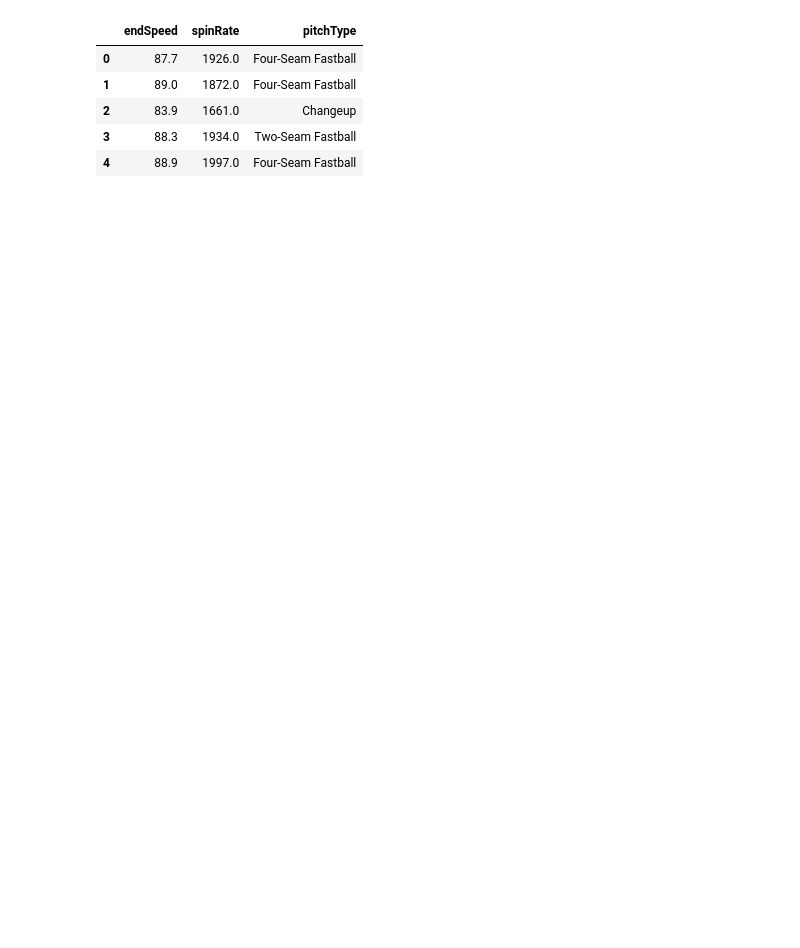
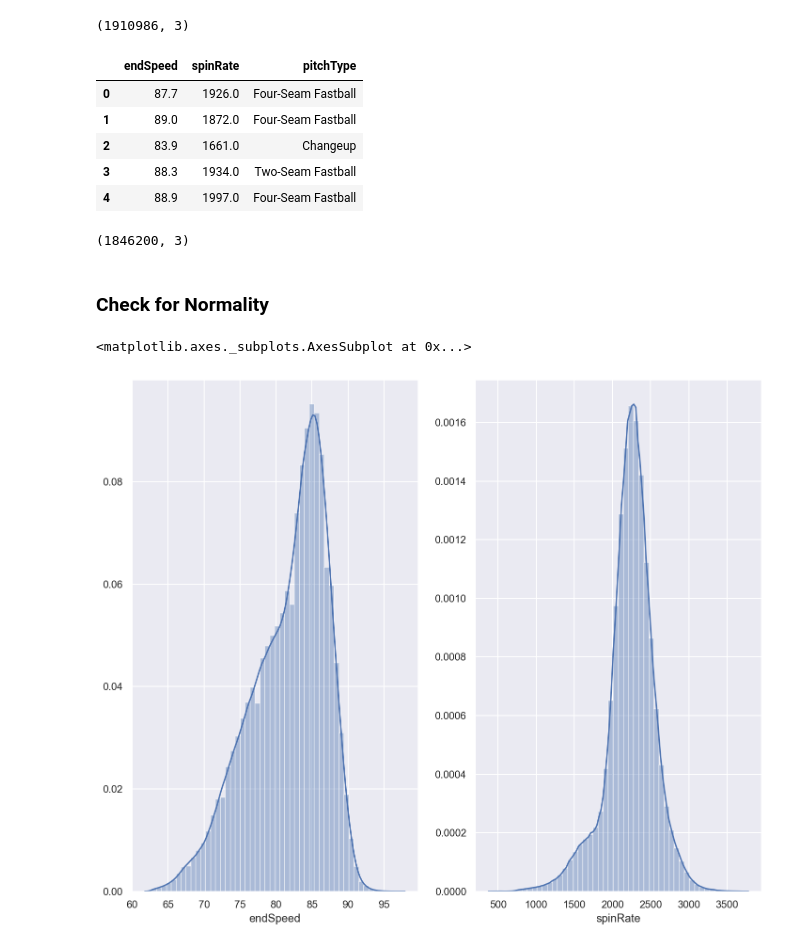
Before and after one commit to schlinkertc/Algorithms-From-Scratch, a Jupyter notebook: Bayes/notebook.ipynb, the cells around one changed output. Cells and saved outputs as stored; diff of their text form; code cells hidden in the pictures; blank space fills up the shorter version.

```diff
--- a/Bayes/notebook.ipynb
+++ b/Bayes/notebook.ipynb
@@ -4,13 +1,53 @@ import pandas as pd
+# %%
+import os
+import pandas as pd
+
+import matplotlib.pyplot as plt
+%matplotlib inline
+import seaborn as sns
+import numpy as np
+sns.set_style('whitegrid')
+%config InlineBackend.figure_format = 'retina'
+
+sns.set(color_codes=True)
+sns.set(rc={'figure.figsize':(12,10)})
 # %%
 path = os.getcwd().strip('Bayes')+'Fetch Data/datasets/'
 
 df = pd.read_csv(path+'pitchSpeed_spinRate.csv')
+print(df.shape)
 
 df.head()
 # %% [output]
+(1910986, 3)
 |  | endSpeed | spinRate | pitchType |
 | 0 | 87.7 | 1926.0 | Four-Seam Fastball |
 | 1 | 89.0 | 1872.0 | Four-Seam Fastball |
 | 2 | 83.9 | 1661.0 | Changeup |
 | 3 | 88.3 | 1934.0 | Two-Seam Fastball |
 | 4 | 88.9 | 1997.0 | Four-Seam Fastball |
+# %%
+df.dropna(inplace=True)
+# %%
+# drop outlier pitch types
+pitchTypes_toDrop = ['Automatic Ball','Pitchout','Eephus']
+
+i = df[df['pitchType'].isin(pitchTypes_toDrop)].index
+df.drop(index=i,inplace=True)
+
+# # drop outlier pitch speeds
+# i = df[df['endSpeed']<df['endSpeed'].quantile(.001)].index
+# df.drop(index=i,inplace=True)
+# %%
+df.shape
+# %% [output]
+(1846200, 3)
+# %% [markdown]
+### Check for Normality
+# %%
+f, axes = plt.subplots(1,2)
+sns.distplot(df['endSpeed'],ax=axes[0])
+sns.distplot(df['spinRate'],ax=axes[1])
+# %% [output]
+<matplotlib.axes._subplots.AxesSubplot at 0x...>
+[figure, added]
```
Also changed, not shown: parts of 11 cells of this notebook, 1 other file.
